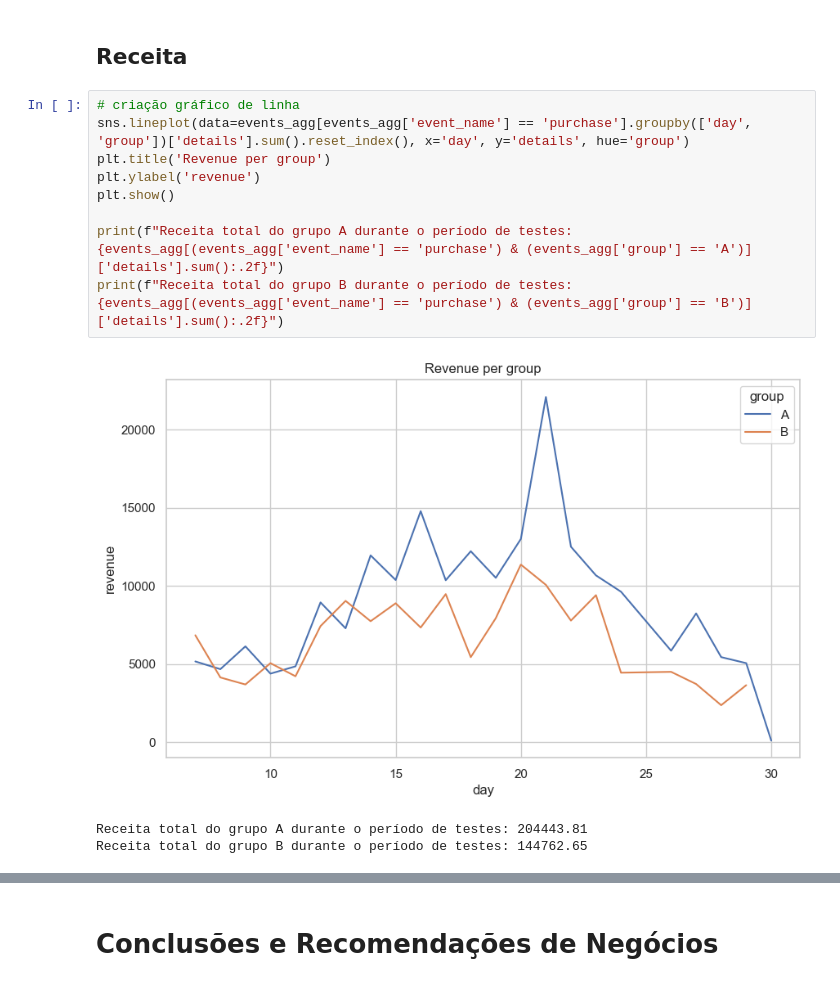
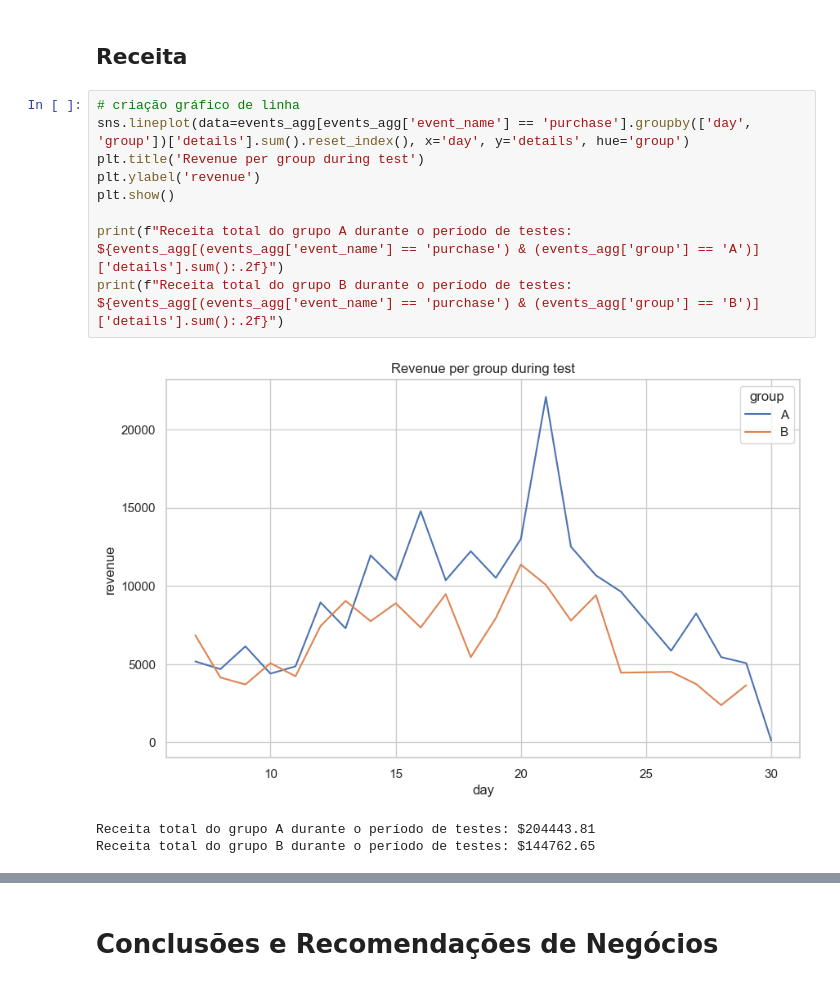
Before and after one commit to rodriguesbrian/tt14_call_center_project, a Jupyter notebook: notebooks/ab_test_analysis.ipynb, the cells around one changed output, grey strips where cells are left out. Cells and saved outputs as stored; diff of their text form.

```diff
--- a/notebooks/ab_test_analysis.ipynb
+++ b/notebooks/ab_test_analysis.ipynb
@@ -334,13 +334,13 @@ Name: count, dtype: int64
 # %%
 # criação gráfico de linha
 sns.lineplot(data=events_agg[events_agg['event_name'] == 'purchase'].groupby(['day', 'group'])['details'].sum().reset_index(), x='day', y='details', hue='group')
-plt.title('Revenue per group')
+plt.title('Revenue per group during test')
 plt.ylabel('revenue')
 plt.show()
 
-print(f"Receita total do grupo A durante o período de testes: {events_agg[(events_agg['event_name'] == 'purchase') & (events_agg['group'] == 'A')]['details'].sum():.2f}")
-print(f"Receita total do grupo B durante o período de testes: {events_agg[(events_agg['event_name'] == 'purchase') & (events_agg['group'] == 'B')]['details'].sum():.2f}")
+print(f"Receita total do grupo A durante o período de testes: ${events_agg[(events_agg['event_name'] == 'purchase') & (events_agg['group'] == 'A')]['details'].sum():.2f}")
+print(f"Receita total do grupo B durante o período de testes: ${events_agg[(events_agg['event_name'] == 'purchase') & (events_agg['group'] == 'B')]['details'].sum():.2f}")
 # %% [output]
-[figure, old version]
+[figure, new version]
-Receita total do grupo A durante o período de testes: 204443.81
-Receita total do grupo B durante o período de testes: 144762.65
+Receita total do grupo A durante o período de testes: $204443.81
+Receita total do grupo B durante o período de testes: $144762.65
```
Also changed, not shown: parts of 1 cell of this notebook.
